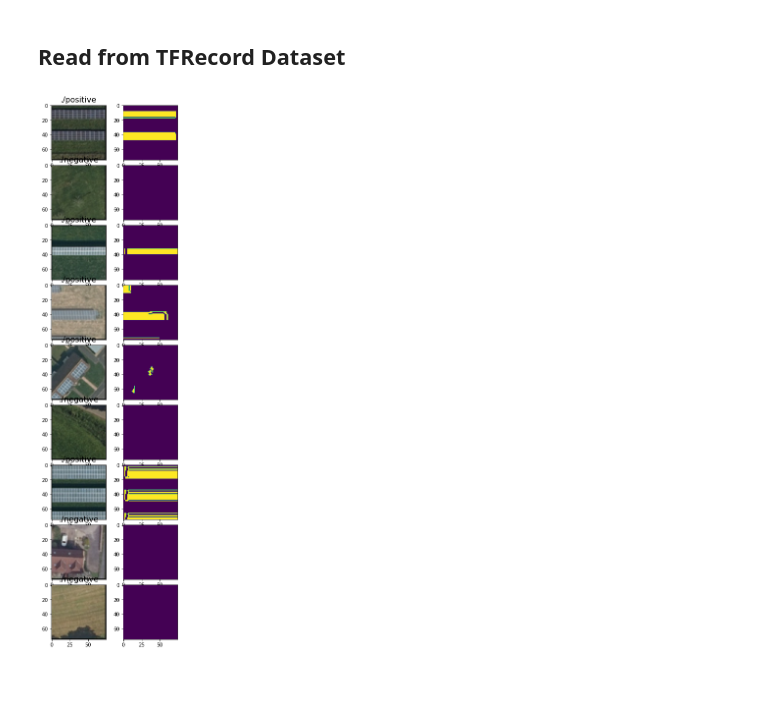
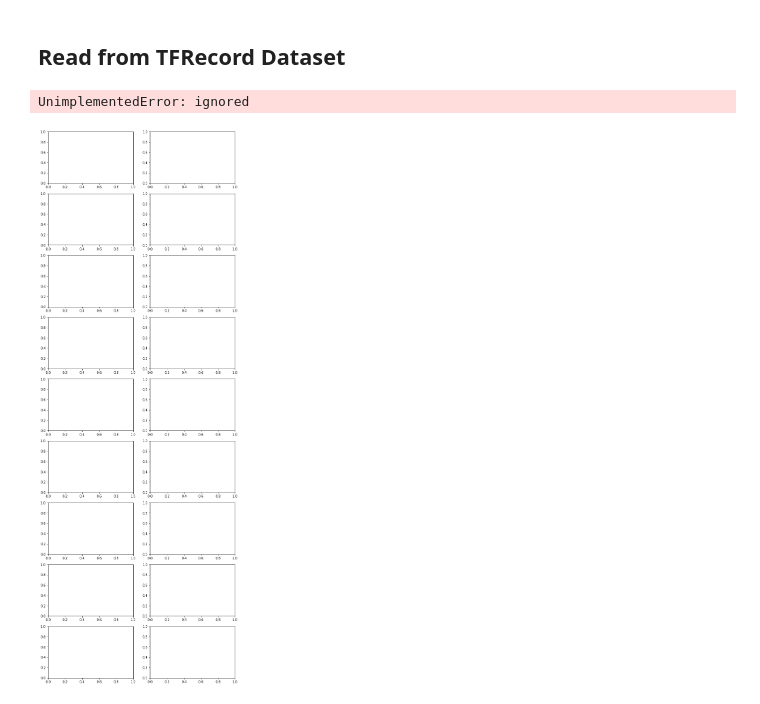
Before and after one commit to pdh21/OCF_PVmapper, a Jupyter notebook: DeepNet_model1.ipynb, the cells around one changed output. Drawn from its saved outputs; the diff is of its cells as text; code cells hidden in the pictures.

Commit message:
updated read record code

```diff
--- a/DeepNet_model1.ipynb
+++ b/DeepNet_model1.ipynb
@@ -87,16 +113,34 @@ display_dataset = dataset4.map(lambda image_aerial,image_binary,label, height, w
+# %%
+batch_size = 16 * tpu_strategy.num_replicas_in_sync
+
+validation_split = 0.19
+filenames = tf.io.gfile.glob(OUTPUT + "*.tfrec")
+split = len(filenames) - int(len(filenames) * validation_split)
+train_fns = filenames[:split]
+validation_fns = filenames[split:]
+# %%
+def load_dataset(filenames):
+  # Read from TFRecords. For optimal performance, we interleave reads from multiple files.
+  records = tf.data.TFRecordDataset(filenames, num_parallel_reads=AUTO)
+  records = records.with_options(option_no_order)
+  return records.map(read_tfrecord, num_parallel_calls=AUTO)
+# %%
+train_dataset = load_dataset(train_fns).batch(batch_size).prefetch(AUTO)
+validation_dataset = load_dataset(validation_fns).batch(batch_size).prefetch(AUTO)
 # %%
 def display_9_images_from_dataset(dataset):
-  fig,axes=plt.subplots(9,2,figsize=(5,20))
-  for i, (image_aerial,image_binary,label) in enumerate(dataset):
+  fig,axes=plt.subplots(9,2,figsize=(10,30))
+  for i, (image_aerial,image_binary,label,num, height, width) in enumerate(dataset):
     axes[i,0].imshow(image_aerial.numpy().astype(np.uint8))
     axes[i,1].imshow(image_binary.numpy().astype(np.uint8)[:,:,0])
-    axes[i,0].set_title(label.numpy().decode("utf-8"), fontsize=16)
+    axes[i,0].set_title(label.numpy().decode("utf-8")+' '+num, fontsize=16)
     if i==8:
       break
   #plt.tight_layout()
   plt.subplots_adjust(wspace=0.5, hspace=0.5)
   plt.show()
 # %%
-display_9_images_from_dataset(display_dataset)
+display_9_images_from_dataset(train_dataset)
 # %% [output]
+UnimplementedError: ignored
-[figure, old version]
+[figure, new version]
```
Also changed, not shown: parts of 5 cells of this notebook.
